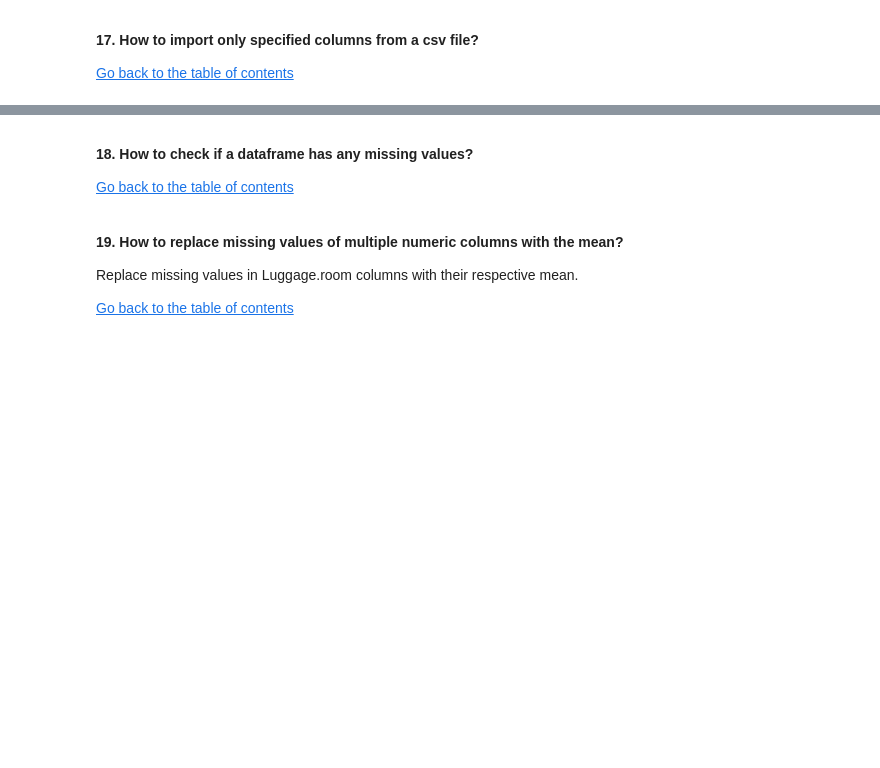
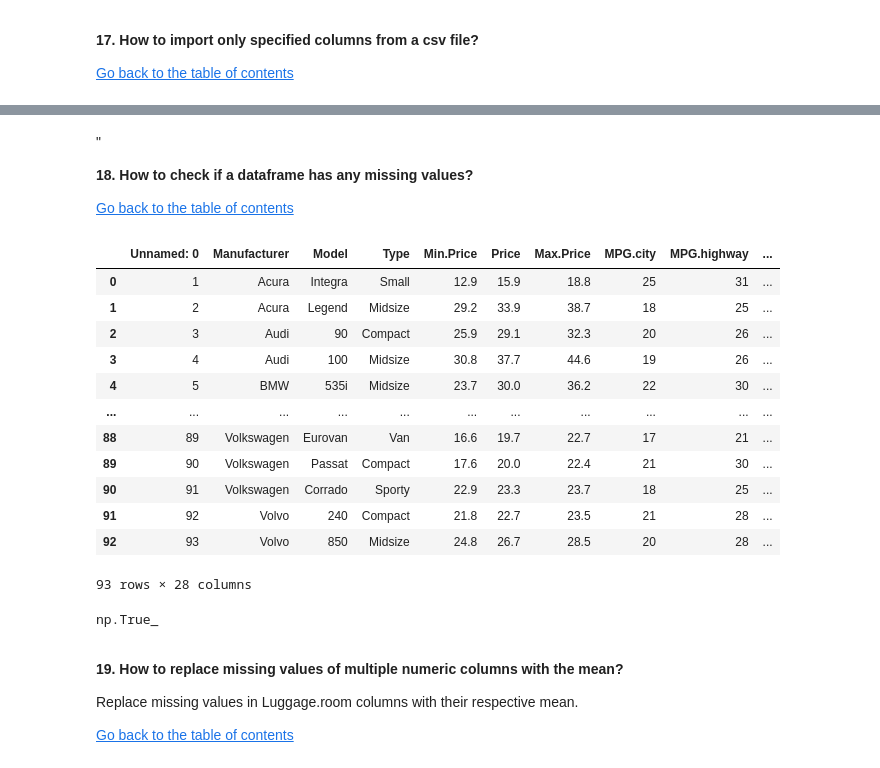
Before and after one commit to MarkBelyi/EDA_ML, a Jupyter notebook: EDA/pandas-exercises-24.ipynb, the cells around one changed output, grey strips where cells are left out. Drawn from its saved outputs; the diff is of its cells as text; code cells hidden in the pictures; blank space fills up the shorter version.

```diff
--- a/EDA/pandas-exercises-24.ipynb
+++ b/EDA/pandas-exercises-24.ipynb
@@ -321,13 +720,31 @@ for dirname, _, filenames in os.walk('/kaggle/input'):
 # %% [markdown]
-<a id = 'q18'></a>
+"<a id = 'q18'></a>
 
 **18. How to check if a dataframe has any missing values?**
 
 [Go back to the table of contents](#table_of_contents)
 # %%
 # input
-df = pd.read_csv("../input/cars93/Cars93.csv")
+df = pd.read_csv("Cars93.csv")
 df
+# %% [output]
+|  | Unnamed: 0 | Manufacturer | Model | Type | Min.Price | Price | Max.Price | MPG.city | MPG.highway | ... |
+| 0 | 1 | Acura | Integra | Small | 12.9 | 15.9 | 18.8 | 25 | 31 | ... |
+| 1 | 2 | Acura | Legend | Midsize | 29.2 | 33.9 | 38.7 | 18 | 25 | ... |
+| 2 | 3 | Audi | 90 | Compact | 25.9 | 29.1 | 32.3 | 20 | 26 | ... |
+| 3 | 4 | Audi | 100 | Midsize | 30.8 | 37.7 | 44.6 | 19 | 26 | ... |
+| 4 | 5 | BMW | 535i | Midsize | 23.7 | 30.0 | 36.2 | 22 | 30 | ... |
+| ... | ... | ... | ... | ... | ... | ... | ... | ... | ... | ... |
+| 88 | 89 | Volkswagen | Eurovan | Van | 16.6 | 19.7 | 22.7 | 17 | 21 | ... |
+| 89 | 90 | Volkswagen | Passat | Compact | 17.6 | 20.0 | 22.4 | 21 | 30 | ... |
+| 90 | 91 | Volkswagen | Corrado | Sporty | 22.9 | 23.3 | 23.7 | 18 | 25 | ... |
+| 91 | 92 | Volvo | 240 | Compact | 21.8 | 22.7 | 23.5 | 21 | 28 | ... |
+| 92 | 93 | Volvo | 850 | Midsize | 24.8 | 26.7 | 28.5 | 20 | 28 | ... |
+93 rows × 28 columns
+# %%
+df.isnull().values.any()
+# %% [output]
+np.True_
 # %% [markdown]
 <a id = 'q19'></a>
 
```
Also changed, not shown: parts of 53 cells of this notebook, 2 other files.
